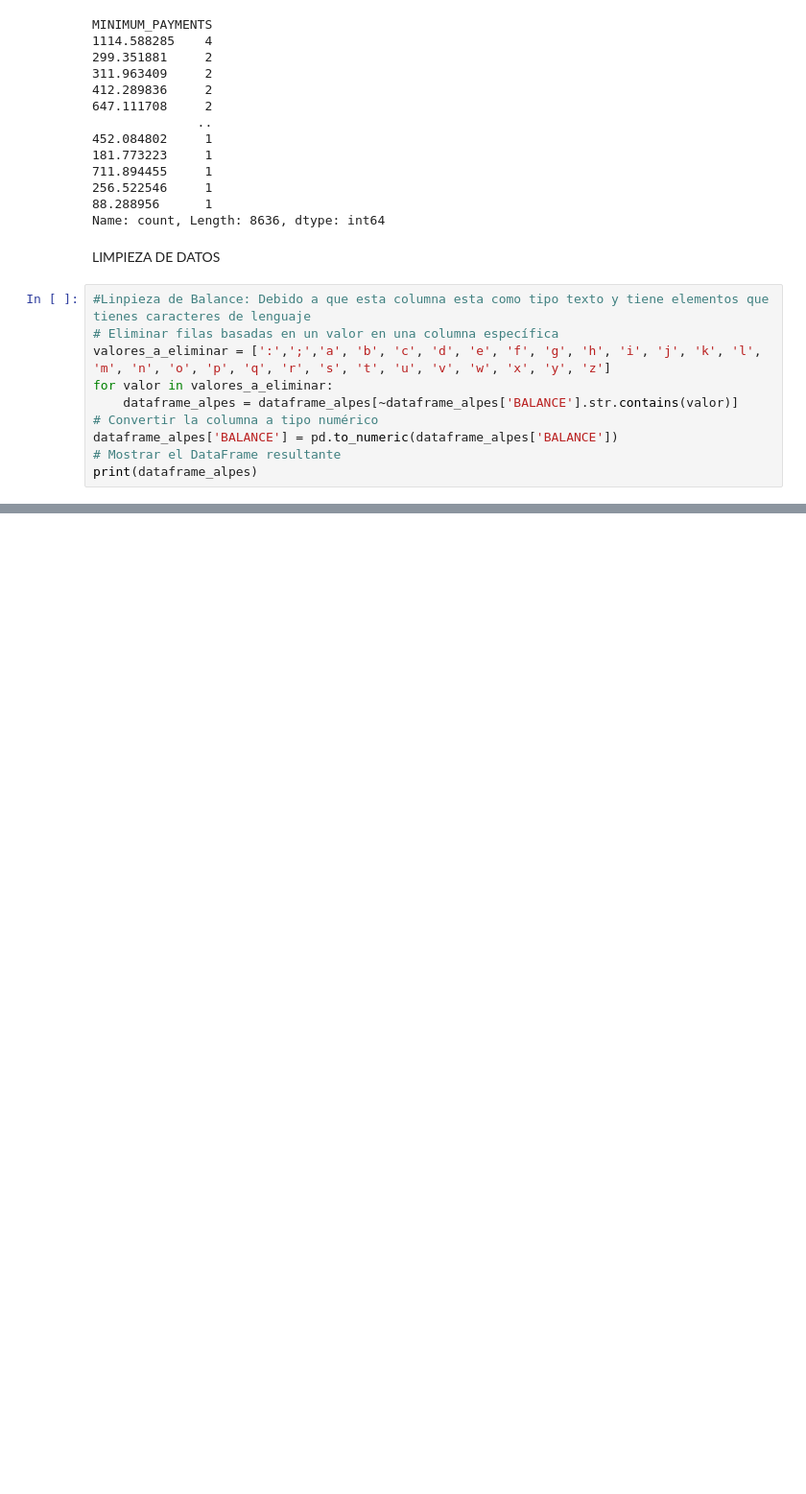
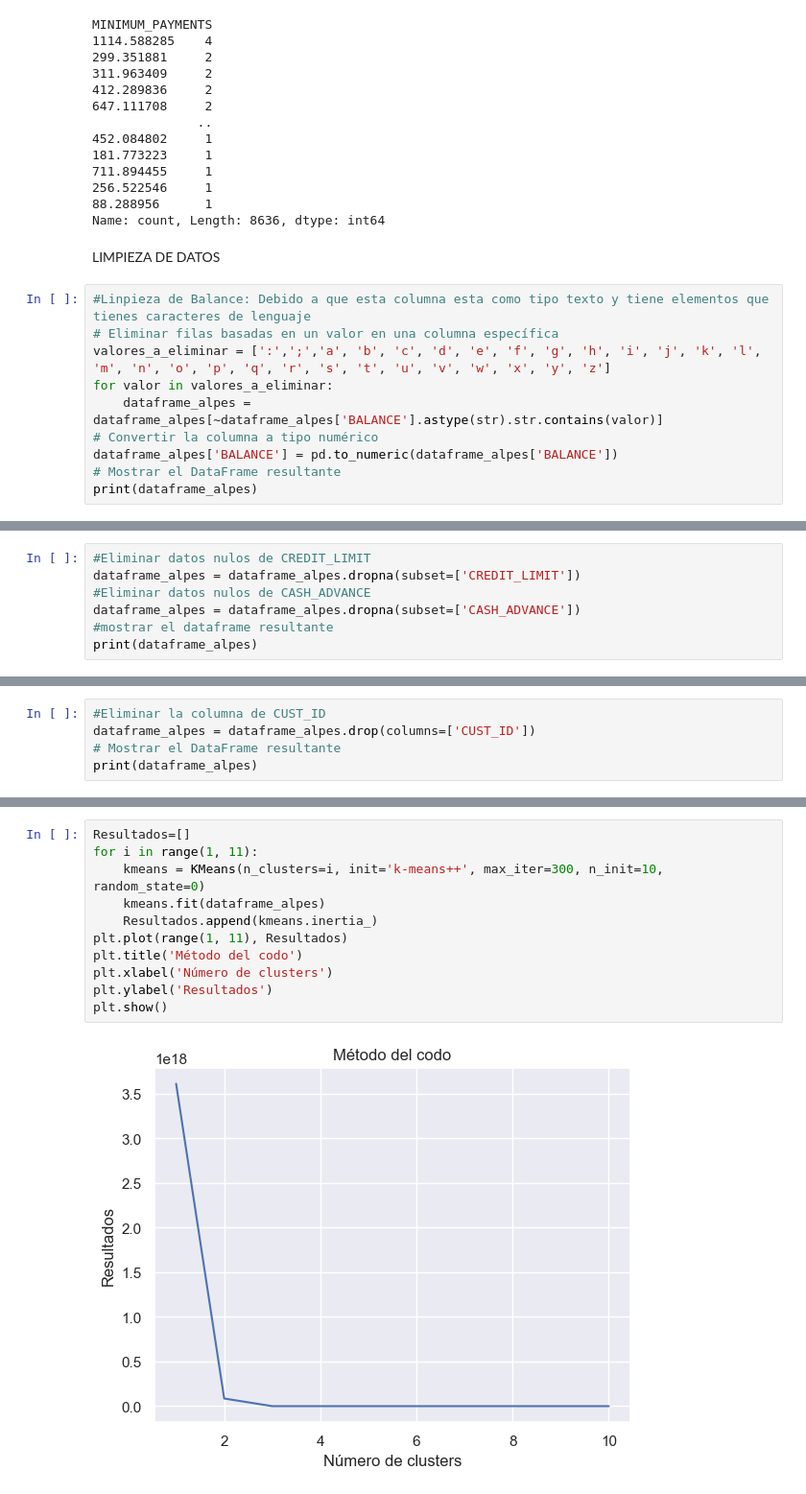
Before and after one commit to itsmemanuu/Lab01BI, a Jupyter notebook: LAB01.ipynb, the cells around one changed output, grey strips where cells are left out. Shown at 96% size. Cells and saved outputs as stored; diff of their text form; blank space fills up the shorter version.

```diff
--- a/LAB01.ipynb
+++ b/LAB01.ipynb
@@ -377,7 +360,7 @@ LIMPIEZA DE DATOS
 # Eliminar filas basadas en un valor en una columna específica
 valores_a_eliminar = [':',';','a', 'b', 'c', 'd', 'e', 'f', 'g', 'h', 'i', 'j', 'k', 'l', 'm', 'n', 'o', 'p', 'q', 'r', 's', 't', 'u', 'v', 'w', 'x', 'y', 'z']
 for valor in valores_a_eliminar:
-    dataframe_alpes = dataframe_alpes[~dataframe_alpes['BALANCE'].str.contains(valor)]
+    dataframe_alpes = dataframe_alpes[~dataframe_alpes['BALANCE'].astype(str).str.contains(valor)]
 # Convertir la columna a tipo numérico
 dataframe_alpes['BALANCE'] = pd.to_numeric(dataframe_alpes['BALANCE'])
 # Mostrar el DataFrame resultante
@@ -471,0 +455,7 @@ print(dataframe_alpes)
+# %%
+#Eliminar datos nulos de CREDIT_LIMIT
+dataframe_alpes = dataframe_alpes.dropna(subset=['CREDIT_LIMIT'])
+#Eliminar datos nulos de CASH_ADVANCE
+dataframe_alpes = dataframe_alpes.dropna(subset=['CASH_ADVANCE'])
+#mostrar el dataframe resultante
+print(dataframe_alpes)
@@ -558,0 +567,5 @@ print(dataframe_alpes)
+# %%
+#Eliminar la columna de CUST_ID
+dataframe_alpes = dataframe_alpes.drop(columns=['CUST_ID'])
+# Mostrar el DataFrame resultante
+print(dataframe_alpes)
@@ -558,0 +597,13 @@ print(dataframe_alpes)
+# %%
+Resultados=[]
+for i in range(1, 11):
+    kmeans = KMeans(n_clusters=i, init='k-means++', max_iter=300, n_init=10, random_state=0)
+    kmeans.fit(dataframe_alpes)
+    Resultados.append(kmeans.inertia_)
+plt.plot(range(1, 11), Resultados)
+plt.title('Método del codo')
+plt.xlabel('Número de clusters')
+plt.ylabel('Resultados')
+plt.show()
+# %% [output]
+[figure, added]
```
Also changed, not shown: parts of 16 cells of this notebook.
